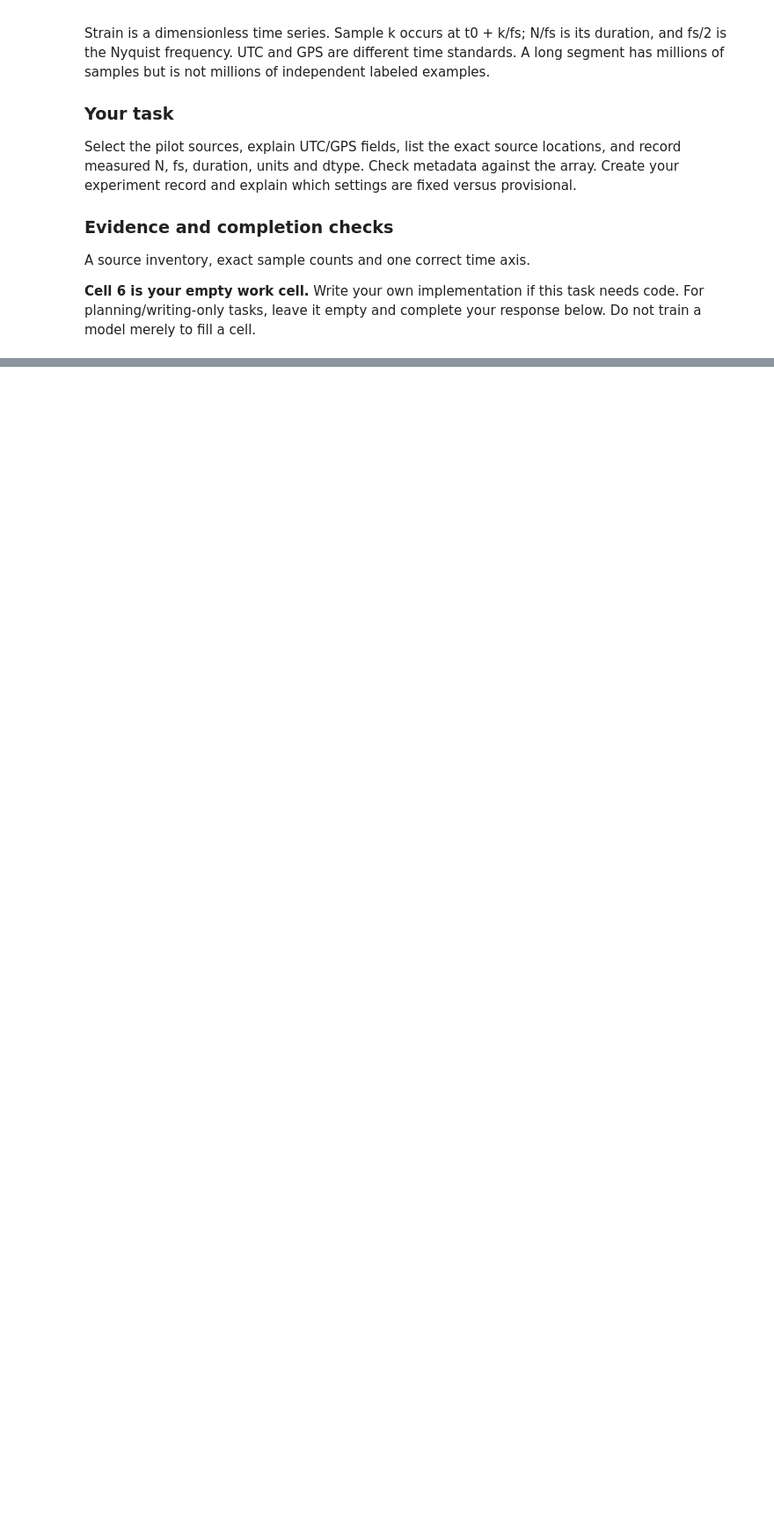
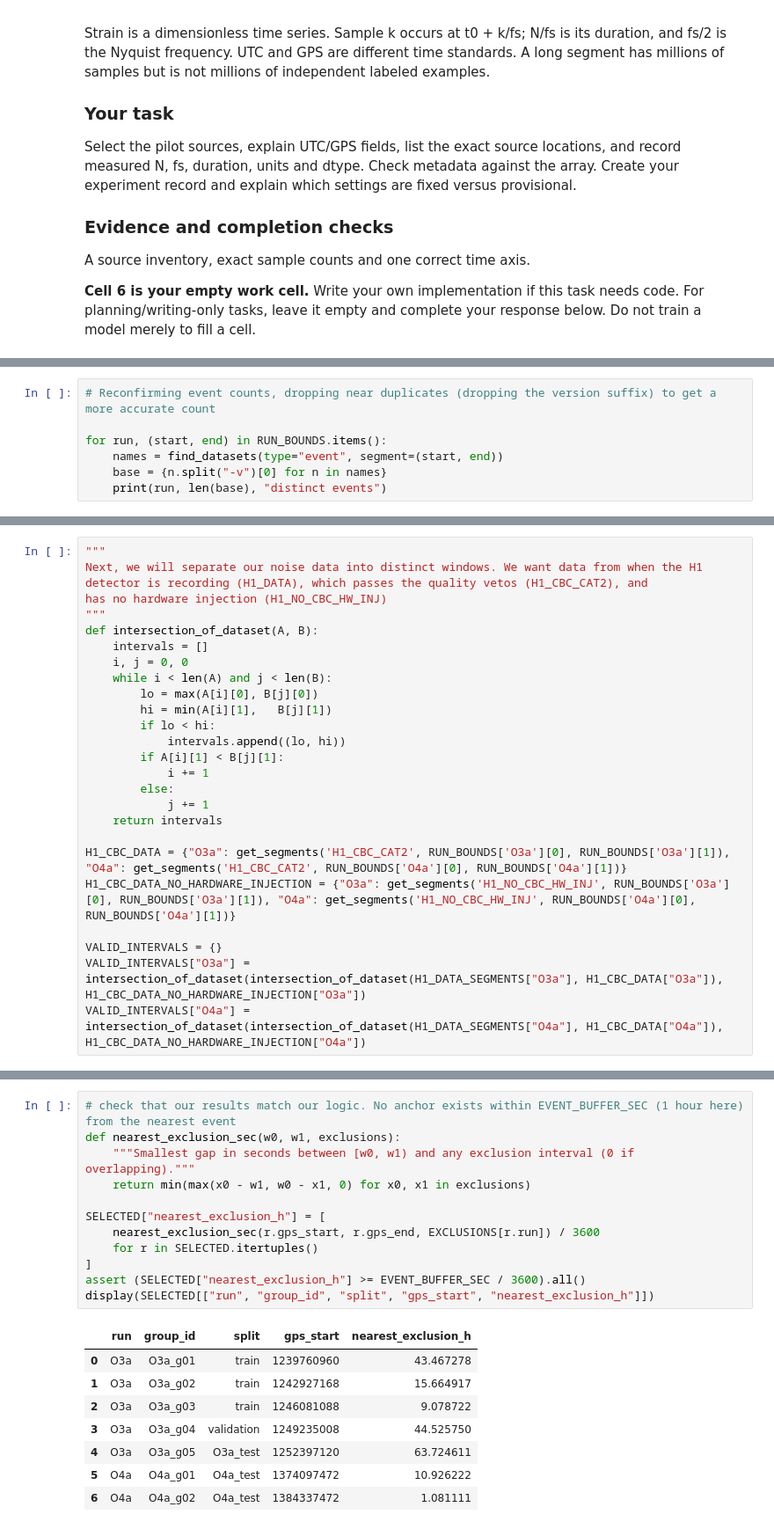
Before and after one commit to alilordifar/ligo-parameter-inference, a Jupyter notebook: notebooks/milestone_preprocessing_roles/01_raw_data_provenance_and_eda.ipynb, the cells around one changed output, grey strips where cells are left out. Shown at 88% size. Cells and saved outputs as stored; diff of their text form; blank space fills up the shorter version.

```diff
--- a/notebooks/milestone_preprocessing_roles/01_raw_data_provenance_and_eda.ipynb
+++ b/notebooks/milestone_preprocessing_roles/01_raw_data_provenance_and_eda.ipynb
@@ -81,0 +267,7 @@ A source inventory, exact sample counts and one correct time axis.
+# %%
+# Reconfirming event counts, dropping near duplicates (dropping the version suffix) to get a more accurate count
+
+for run, (start, end) in RUN_BOUNDS.items():
+    names = find_datasets(type="event", segment=(start, end))
+    base = {n.split("-v")[0] for n in names}
+    print(run, len(base), "distinct events")
@@ -81,0 +277,25 @@ A source inventory, exact sample counts and one correct time axis.
+# %%
+"""
+Next, we will separate our noise data into distinct windows. We want data from when the H1 detector is recording (H1_DATA), which passes the quality vetos (H1_CBC_CAT2), and
+has no hardware injection (H1_NO_CBC_HW_INJ)
+"""
+def intersection_of_dataset(A, B):
+    intervals = []
+    i, j = 0, 0
+    while i < len(A) and j < len(B):
+        lo = max(A[i][0], B[j][0])
+        hi = min(A[i][1],   B[j][1])
+        if lo < hi:
+            intervals.append((lo, hi))
+        if A[i][1] < B[j][1]:
+            i += 1
+        else:
+            j += 1
+    return intervals
+
+H1_CBC_DATA = {"O3a": get_segments('H1_CBC_CAT2', RUN_BOUNDS['O3a'][0], RUN_BOUNDS['O3a'][1]), "O4a": get_segments('H1_CBC_CAT2', RUN_BOUNDS['O4a'][0], RUN_BOUNDS['O4a'][1])}
+H1_CBC_DATA_NO_HARDWARE_INJECTION = {"O3a": get_segments('H1_NO_CBC_HW_INJ', RUN_BOUNDS['O3a'][0], RUN_BOUNDS['O3a'][1]), "O4a": get_segments('H1_NO_CBC_HW_INJ', RUN_BOUNDS['O4a'][0], RUN_BOUNDS['O4a'][1])}
+
+VALID_INTERVALS = {}
+VALID_INTERVALS["O3a"] = intersection_of_dataset(intersection_of_dataset(H1_DATA_SEGMENTS["O3a"], H1_CBC_DATA["O3a"]), H1_CBC_DATA_NO_HARDWARE_INJECTION["O3a"])
+VALID_INTERVALS["O4a"] = intersection_of_dataset(intersection_of_dataset(H1_DATA_SEGMENTS["O4a"], H1_CBC_DATA["O4a"]), H1_CBC_DATA_NO_HARDWARE_INJECTION["O4a"])
@@ -81,0 +405,21 @@ A source inventory, exact sample counts and one correct time axis.
+# %%
+# check that our results match our logic. No anchor exists within EVENT_BUFFER_SEC (1 hour here) from the nearest event
+def nearest_exclusion_sec(w0, w1, exclusions):
+    """Smallest gap in seconds between [w0, w1) and any exclusion interval (0 if overlapping)."""
+    return min(max(x0 - w1, w0 - x1, 0) for x0, x1 in exclusions)
+
+SELECTED["nearest_exclusion_h"] = [
+    nearest_exclusion_sec(r.gps_start, r.gps_end, EXCLUSIONS[r.run]) / 3600
+    for r in SELECTED.itertuples()
+]
+assert (SELECTED["nearest_exclusion_h"] >= EVENT_BUFFER_SEC / 3600).all()
+display(SELECTED[["run", "group_id", "split", "gps_start", "nearest_exclusion_h"]])
+# %% [output]
+|  | run | group_id | split | gps_start | nearest_exclusion_h |
+| 0 | O3a | O3a_g01 | train | 1239760960 | 43.467278 |
+| 1 | O3a | O3a_g02 | train | 1242927168 | 15.664917 |
+| 2 | O3a | O3a_g03 | train | 1246081088 | 9.078722 |
+| 3 | O3a | O3a_g04 | validation | 1249235008 | 44.525750 |
+| 4 | O3a | O3a_g05 | O3a_test | 1252397120 | 63.724611 |
+| 5 | O4a | O4a_g01 | O4a_test | 1374097472 | 10.926222 |
+| 6 | O4a | O4a_g02 | O4a_test | 1384337472 | 1.081111 |
```
Also changed, not shown: parts of 20 cells of this notebook.
